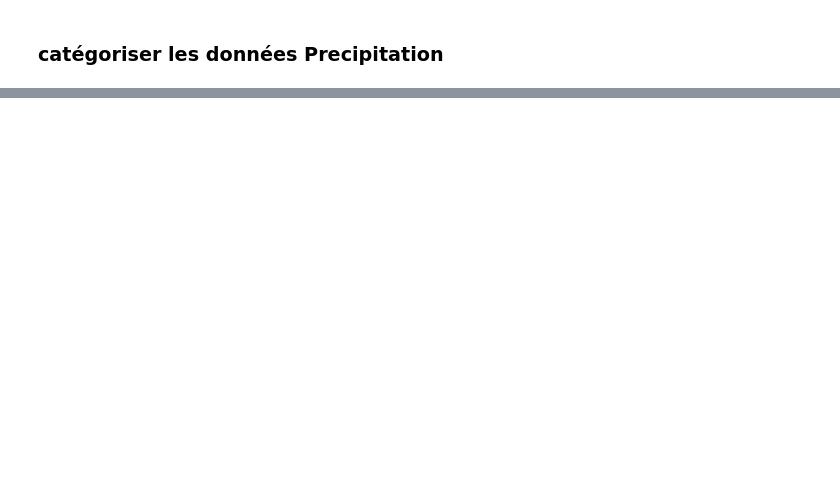
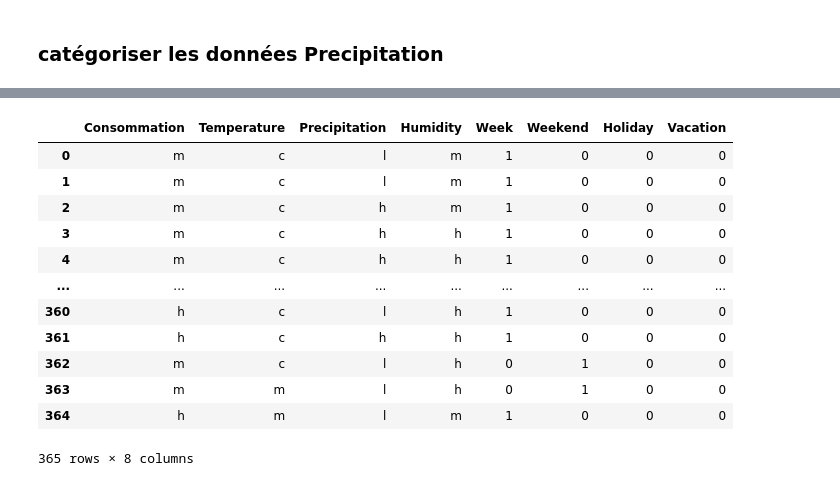
Before and after one commit to forloulhoucine/TER_Analyse-de-donnees-issues-dun-reseau-urbain, a Jupyter notebook: TER.ipynb, the cells around one changed output, grey strips where cells are left out. Cells and saved outputs as stored; diff of their text form; code cells hidden in the pictures; blank space fills up the shorter version.

```diff
--- a/TER.ipynb
+++ b/TER.ipynb
@@ -837,3 +807,20 @@ DCC
+# %%
+ACM_D=DCC.assign(Temperature=TT,Precipitation=PP,Humidity=HH,Week=D_T["Week"],Weekend=D_T["Weekend"],Holiday=D_T["Holiday"],Vacation=D_T["Vacation"],)
+ACM_D
+# %% [output]
+|  | Consommation | Temperature | Precipitation | Humidity | Week | Weekend | Holiday | Vacation |
+| 0 | m | c | l | m | 1 | 0 | 0 | 0 |
+| 1 | m | c | l | m | 1 | 0 | 0 | 0 |
+| 2 | m | c | h | m | 1 | 0 | 0 | 0 |
+| 3 | m | c | h | h | 1 | 0 | 0 | 0 |
+| 4 | m | c | h | h | 1 | 0 | 0 | 0 |
+| ... | ... | ... | ... | ... | ... | ... | ... | ... |
+| 360 | h | c | l | h | 1 | 0 | 0 | 0 |
+| 361 | h | c | h | h | 1 | 0 | 0 | 0 |
+| 362 | m | c | l | h | 0 | 1 | 0 | 0 |
+| 363 | m | m | l | h | 0 | 1 | 0 | 0 |
+| 364 | h | m | l | m | 1 | 0 | 0 | 0 |
+365 rows × 8 columns
 # %%
 # pip install prince
 # %%
```
Also changed, not shown: parts of 9 cells of this notebook.
